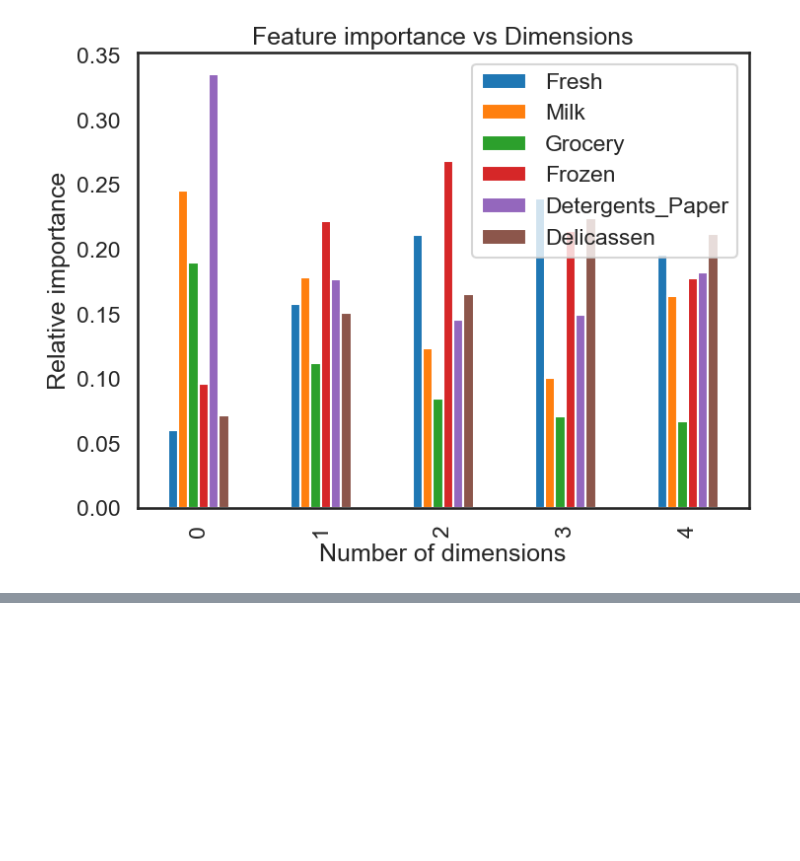
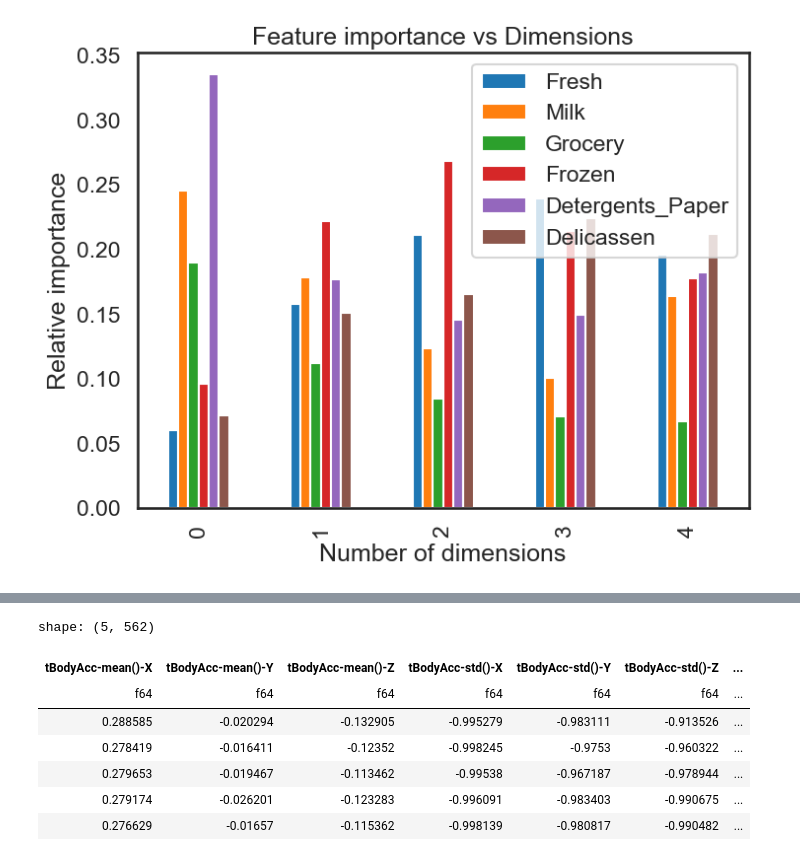
Before and after one commit to Florian-Heringa/coursera-ibm-ml, a Jupyter notebook: 4-unsupervised-learning/10-dimensionality-reduction.ipynb, the cells around one changed output, grey strips where cells are left out. Cells and saved outputs as stored; diff of their text form; code cells hidden in the pictures; blank space fills up the shorter version.

```diff
--- a/4-unsupervised-learning/10-dimensionality-reduction-1.ipynb
+++ b/4-unsupervised-learning/10-dimensionality-reduction.ipynb
@@ -244,0 +293,12 @@ ax.set(xlabel='Number of dimensions',
+# %%
+df = pl.read_csv("./data/Human_Activity_Recognition_Using_Smartphones_Data.csv")
+df.head()
+# %% [output]
+shape: (5, 562)
+| tBodyAcc-mean()-X | tBodyAcc-mean()-Y | tBodyAcc-mean()-Z | tBodyAcc-std()-X | tBodyAcc-std()-Y | tBodyAcc-std()-Z | ... |
+| f64 | f64 | f64 | f64 | f64 | f64 | ... |
+| 0.288585 | -0.020294 | -0.132905 | -0.995279 | -0.983111 | -0.913526 | ... |
+| 0.278419 | -0.016411 | -0.12352 | -0.998245 | -0.9753 | -0.960322 | ... |
+| 0.279653 | -0.019467 | -0.113462 | -0.99538 | -0.967187 | -0.978944 | ... |
+| 0.279174 | -0.026201 | -0.123283 | -0.996091 | -0.983403 | -0.990675 | ... |
+| 0.276629 | -0.01657 | -0.115362 | -0.998139 | -0.980817 | -0.990482 | ... |
```
Also changed, not shown: parts of 8 cells of this notebook, 3 other files.
